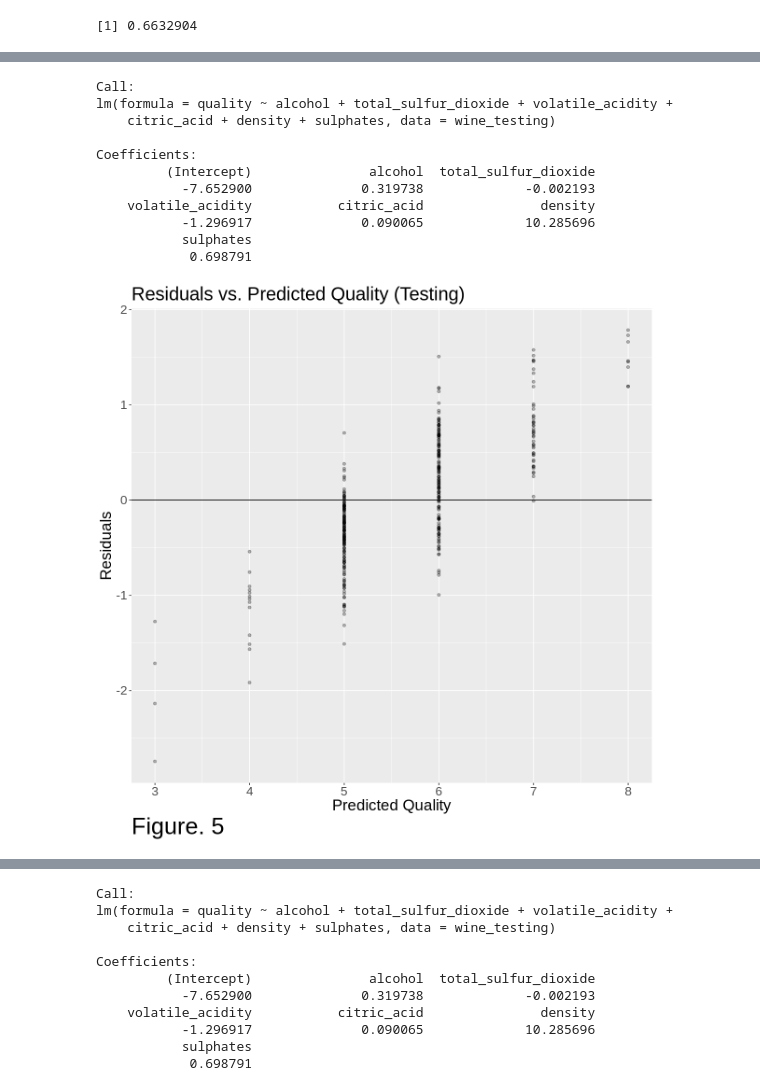
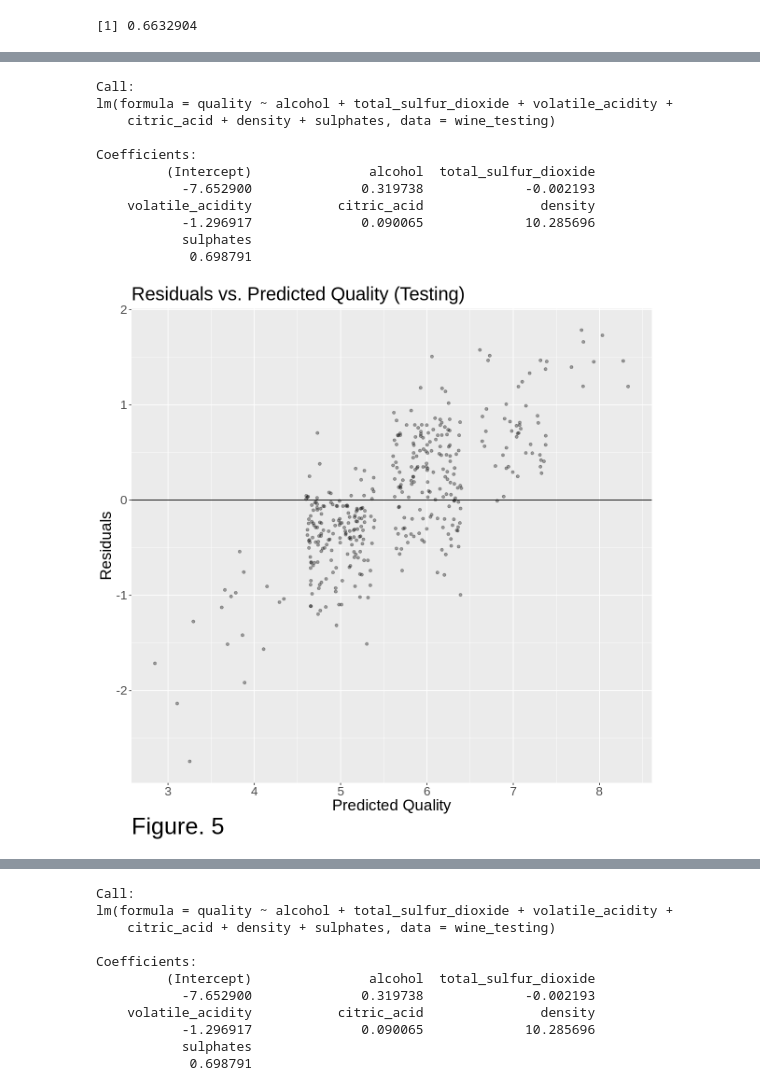
Before and after one commit to aleong2004/Wine-Quality-Prediction, a Jupyter notebook: Project.ipynb, the cells around one changed output, grey strips where cells are left out. Drawn from its saved outputs; the diff is of its cells as text; code cells hidden in the pictures.

```diff
--- a/Project.ipynb
+++ b/Project.ipynb
@@ -288,36 +316,27 @@ plot_grid(lm_quality_vs_alcohol, lm_quality_vs_volatile_acidity, ncol = 2)
 # %%
 # PLOTTING A RESIDUAL PLOT TO VISUALISE RMSE OF LINEAR REGRESSION MODEL.
 options(repr.plot.width = 10, repr.plot.height = 10)
 lm_model<- lm(quality ~ alcohol + total_sulfur_dioxide +
                     volatile_acidity + citric_acid + density + sulphates, data = wine_testing)
 lm_model
 lm_residuals_augment<- augment(lm_model)
 lm_residual_plot_testing<-ggplot(lm_residuals_augment, aes(x = quality, y = .resid )) +
-                    geom_point(alpha = 0.3) +geom_hline(yintercept= 0) +
+                    geom_point(alpha = 0.35,  position = "jitter") +geom_hline(yintercept= 0)+
                 labs(x = "Predicted Quality", y= "Residuals", title = "Residuals vs. Predicted Quality (Testing)", caption = "Figure. 5")+
                     theme(text = element_text(size = 20),
           plot.caption = element_text(size = 30, hjust = 0))
 
 lm_residual_plot_testing
-lm_model_training <-  lm(quality ~ alcohol + total_sulfur_dioxide +
-                    volatile_acidity + citric_acid + density + sulphates, data = wine_training)
-lm_residuals_augment_training <- augment(lm_model_training)
-lm_residual_plot_training <-ggplot(lm_residuals_augment_training, aes(x = quality, y = .resid )) +
-                    geom_point(alpha = 0.3) +geom_hline(yintercept= 0) +
-                labs(x = "Predicted Quality", y= "Residuals", title = "Residuals vs. Predicted Quality (Training)", captions = "Figure. 6")+
-                    theme(text = element_text(size = 20),
-          plot.caption = element_text(size = 30, hjust = 0))
-lm_residual_plot_training
 # %% [output]
 Call:
 lm(formula = quality ~ alcohol + total_sulfur_dioxide + volatile_acidity +
     citric_acid + density + sulphates, data = wine_testing)
 
 Coefficients:
          (Intercept)               alcohol  total_sulfur_dioxide
            -7.652900              0.319738             -0.002193
     volatile_acidity           citric_acid               density
            -1.296917              0.090065             10.285696
            sulphates
             0.698791
-[figure, old version]
+[figure, new version]
```
Also changed, not shown: parts of 7 cells of this notebook.
